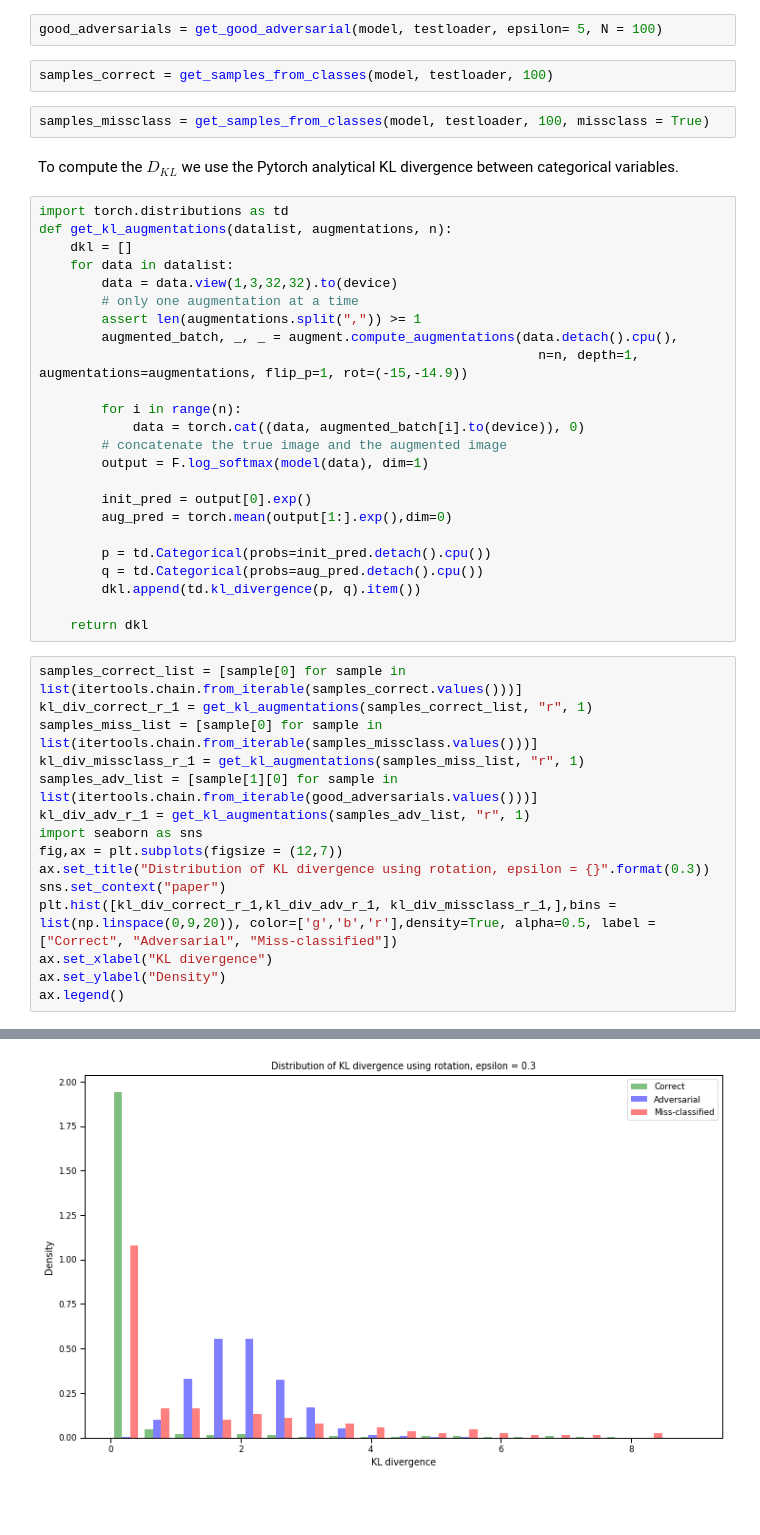
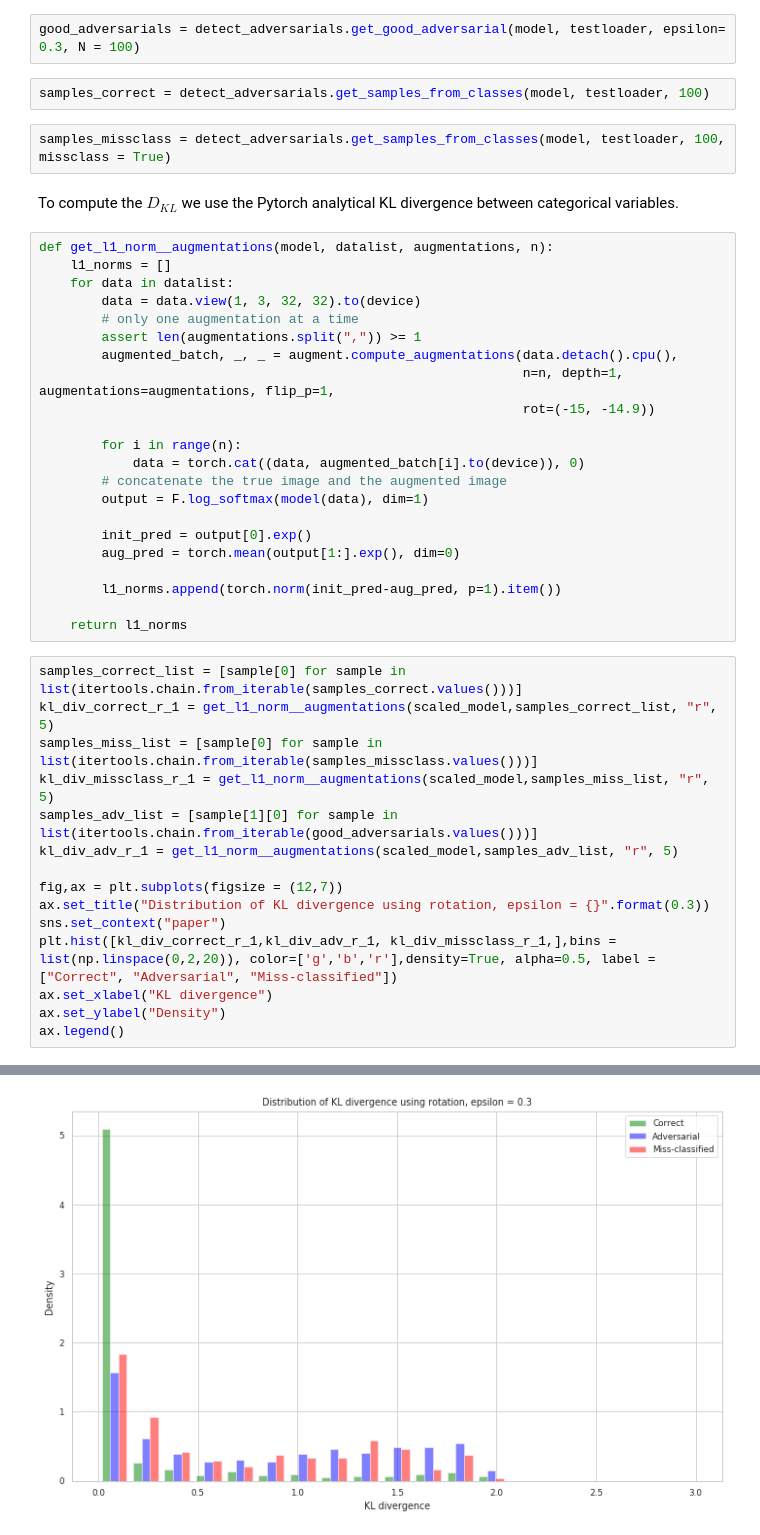
Before and after one commit to apra/adversarial_augmentation, a Jupyter notebook: main.ipynb, the cells around one changed output, grey strips where cells are left out. Cells and saved outputs as stored; diff of their text form; blank space fills up the shorter version.

```diff
--- a/main.ipynb
+++ b/main.ipynb
@@ -621,23 +742,23 @@ def get_samples_from_classes(model, dataloader, N, n_classes=10, missclass = Fal
 # %% [markdown]
 Collect samples rom each class, to get unbiased results.
 # %%
-good_adversarials = get_good_adversarial(model, testloader, epsilon= 5, N = 100)
+good_adversarials = detect_adversarials.get_good_adversarial(model, testloader, epsilon= 0.3, N = 100)
 # %%
-samples_correct = get_samples_from_classes(model, testloader, 100)
+samples_correct = detect_adversarials.get_samples_from_classes(model, testloader, 100)
 # %%
-samples_missclass = get_samples_from_classes(model, testloader, 100, missclass = True)
+samples_missclass = detect_adversarials.get_samples_from_classes(model, testloader, 100, missclass = True)
 # %% [markdown]
 To compute the $D_{KL}$ we use the Pytorch analytical KL divergence between categorical variables.
 # %%
-import torch.distributions as td
-def get_kl_augmentations(datalist, augmentations, n):
-    dkl = []
+def get_l1_norm__augmentations(model, datalist, augmentations, n):
+    l1_norms = []
     for data in datalist:
-        data = data.view(1,3,32,32).to(device)
+        data = data.view(1, 3, 32, 32).to(device)
         # only one augmentation at a time
         assert len(augmentations.split(",")) >= 1
         augmented_batch, _, _ = augment.compute_augmentations(data.detach().cpu(),
-                                                                n=n, depth=1, augmentations=augmentations, flip_p=1, rot=(-15,-14.9))
+                                                              n=n, depth=1, augmentations=augmentations, flip_p=1,
+                                                              rot=(-15, -14.9))
 
         for i in range(n):
             data = torch.cat((data, augmented_batch[i].to(device)), 0)
@@ -645,28 +766,26 @@ def get_kl_augmentations(datalist, augmentations, n):
         output = F.log_softmax(model(data), dim=1)
 
         init_pred = output[0].exp()
-        aug_pred = torch.mean(output[1:].exp(),dim=0)
+        aug_pred = torch.mean(output[1:].exp(), dim=0)
 
-        p = td.Categorical(probs=init_pred.detach().cpu())
-        q = td.Categorical(probs=aug_pred.detach().cpu())
-        dkl.append(td.kl_divergence(p, q).item())
+        l1_norms.append(torch.norm(init_pred-aug_pred, p=1).item())
 
-    return dkl
+    return l1_norms
 # %%
 samples_correct_list = [sample[0] for sample in list(itertools.chain.from_iterable(samples_correct.values()))]
-kl_div_correct_r_1 = get_kl_augmentations(samples_correct_list, "r", 1)
+kl_div_correct_r_1 = get_l1_norm__augmentations(scaled_model,samples_correct_list, "r", 5)
 samples_miss_list = [sample[0] for sample in list(itertools.chain.from_iterable(samples_missclass.values()))]
-kl_div_missclass_r_1 = get_kl_augmentations(samples_miss_list, "r", 1)
+kl_div_missclass_r_1 = get_l1_norm__augmentations(scaled_model,samples_miss_list, "r", 5)
 samples_adv_list = [sample[1][0] for sample in list(itertools.chain.from_iterable(good_adversarials.values()))]
-kl_div_adv_r_1 = get_kl_augmentations(samples_adv_list, "r", 1)
-import seaborn as sns
+kl_div_adv_r_1 = get_l1_norm__augmentations(scaled_model,samples_adv_list, "r", 5)
+
 fig,ax = plt.subplots(figsize = (12,7))
 ax.set_title("Distribution of KL divergence using rotation, epsilon = {}".format(0.3))
 sns.set_context("paper")
-plt.hist([kl_div_correct_r_1,kl_div_adv_r_1, kl_div_missclass_r_1,],bins = list(np.linspace(0,9,20)), color=['g','b','r'],density=True, alpha=0.5, label = ["Correct", "Adversarial", "Miss-classified"])
+plt.hist([kl_div_correct_r_1,kl_div_adv_r_1, kl_div_missclass_r_1,],bins = list(np.linspace(0,2,20)), color=['g','b','r'],density=True, alpha=0.5, label = ["Correct", "Adversarial", "Miss-classified"])
 ax.set_xlabel("KL divergence")
 ax.set_ylabel("Density")
 ax.legend()
 # %% [output]
 <matplotlib.legend.Legend at 0x...>
-[figure, old version]
+[figure, new version]
```
Also changed, not shown: parts of 25 cells of this notebook, 7 other files.
